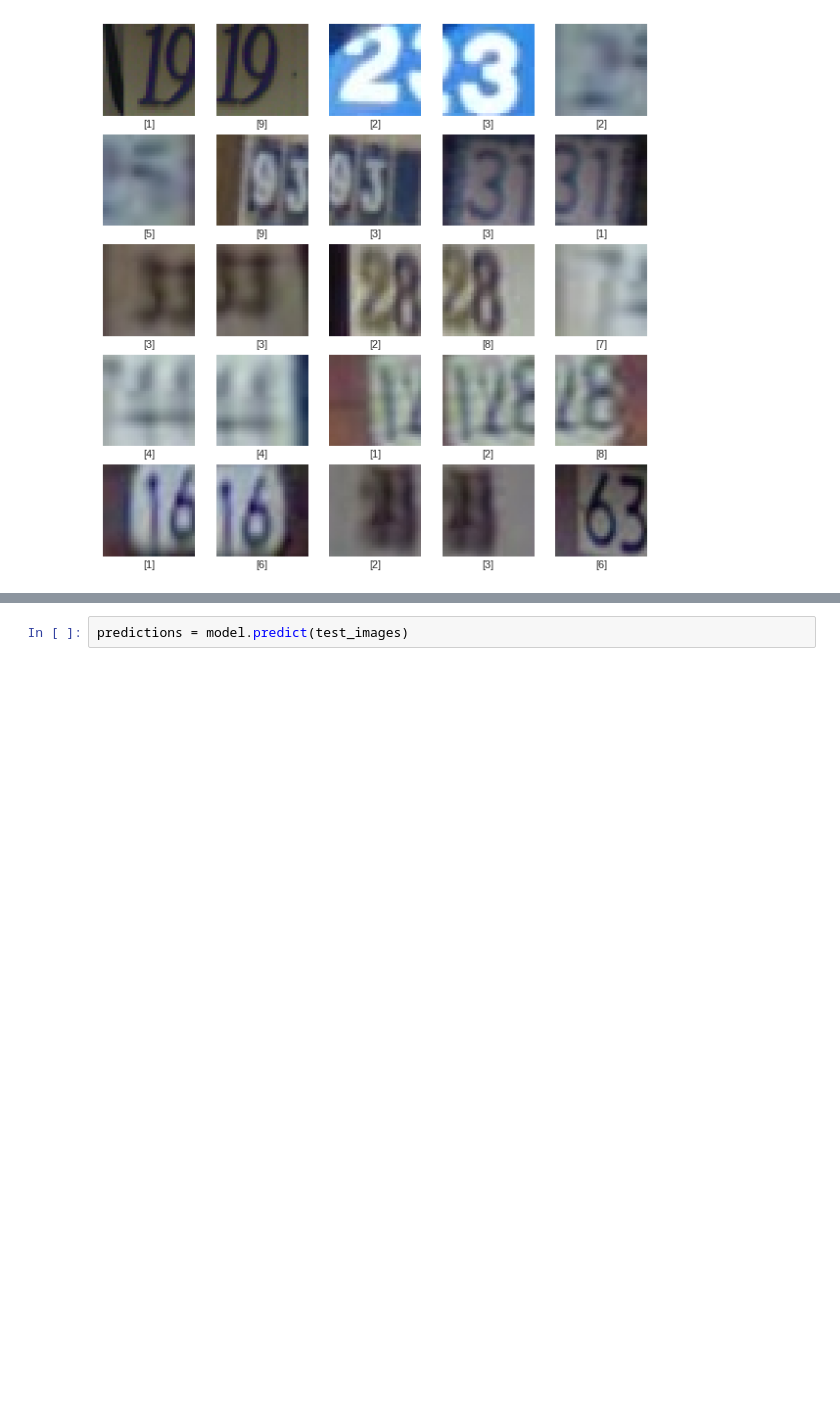
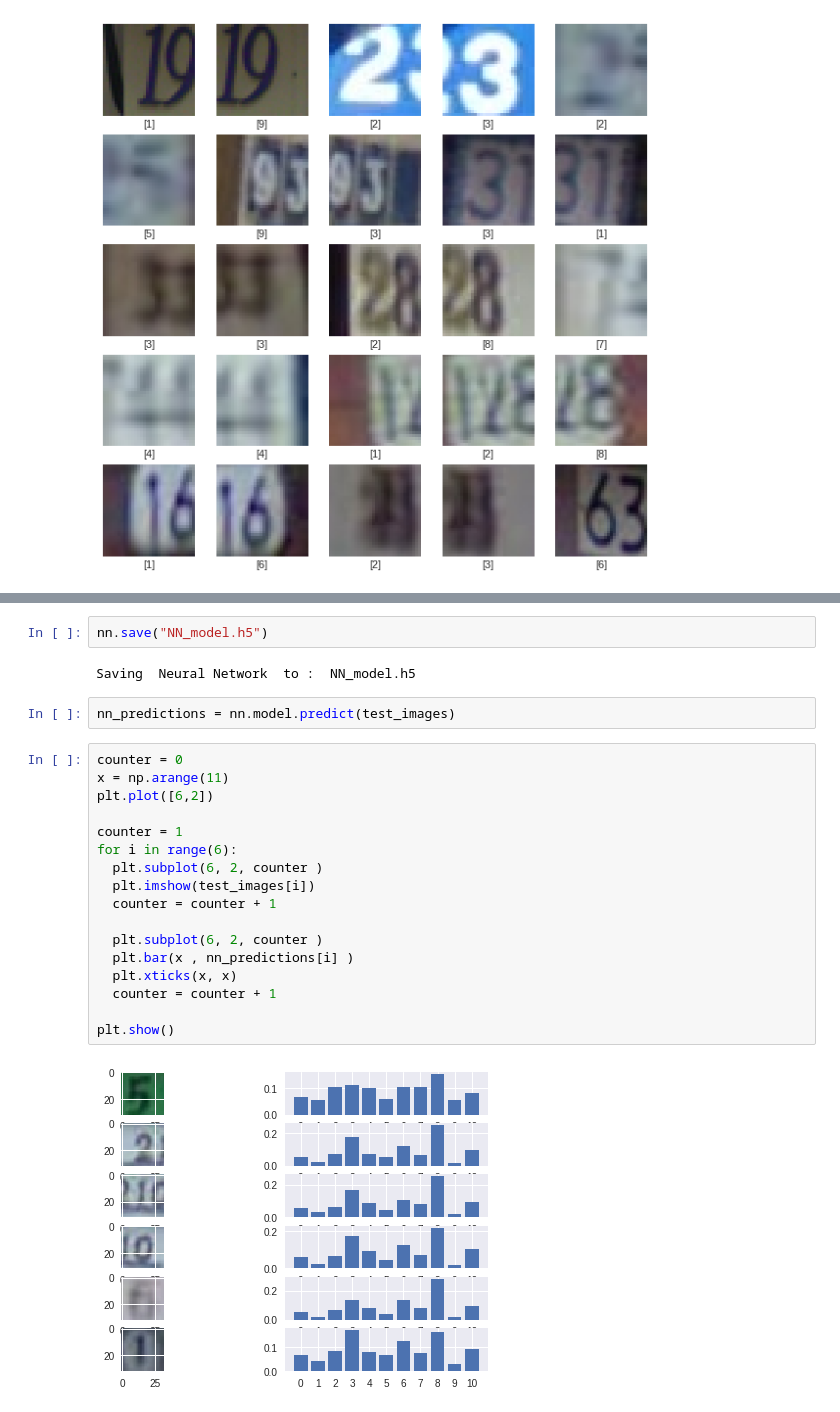
Before and after one commit to rubencg195/ML_Course_6915, a Jupyter notebook: Assignment_4_ML.ipynb, the cells around one changed output, grey strips where cells are left out. Saved outputs shown, nothing was run; the diff lists cells and outputs as text; blank space fills up the shorter version.

```diff
--- a/Assignment_4_ML.ipynb
+++ b/Assignment_4_ML.ipynb
@@ -121,2 +240,25 @@ model.evaluate(test_images, test_labels)
+# %%
+nn.save("NN_model.h5")
+# %% [output]
+Saving  Neural Network  to :  NN_model.h5
 # %%
-predictions = model.predict(test_images)
+nn_predictions = nn.model.predict(test_images)
+# %%
+counter = 0
+x = np.arange(11)
+plt.plot([6,2])
+
+counter = 1
+for i in range(6):
+  plt.subplot(6, 2, counter )
+  plt.imshow(test_images[i])
+  counter = counter + 1
+
+  plt.subplot(6, 2, counter )
+  plt.bar(x , nn_predictions[i] )
+  plt.xticks(x, x)
+  counter = counter + 1
+
+plt.show()
+# %% [output]
+[figure, added]
```
Also changed, not shown: parts of 35 cells of this notebook.
